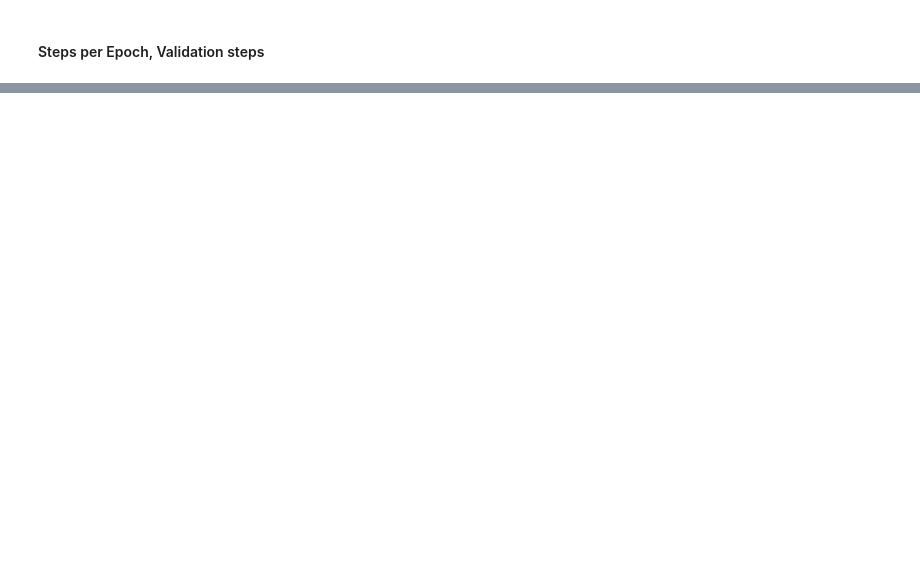
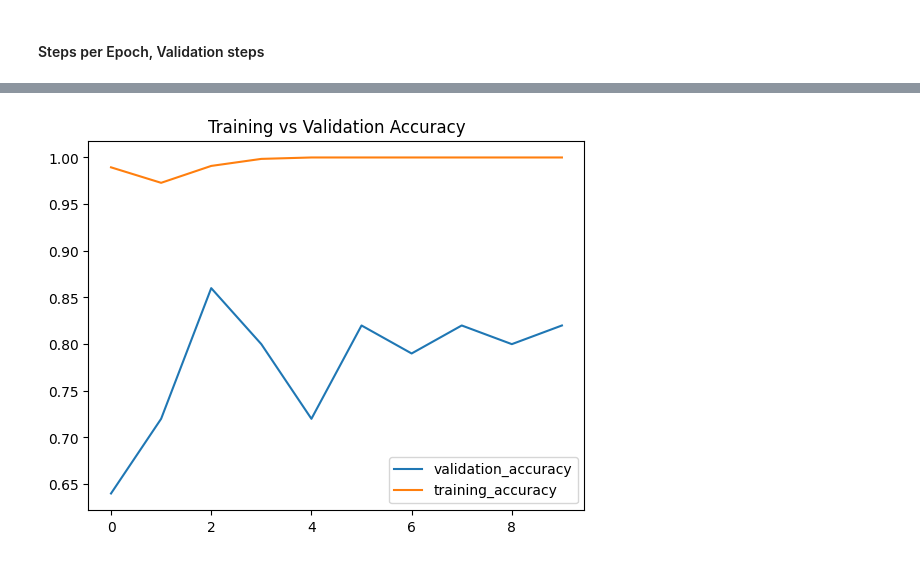
Before and after one commit to ShraddhaJazz/gesture_recognition, a Jupyter notebook: Gesture_Recognition_Project.ipynb, the cells around one changed output, grey strips where cells are left out. Cells and saved outputs as stored; diff of their text form; code cells hidden in the pictures; blank space fills up the shorter version.

```diff
--- a/Gesture_Recognition_Project.ipynb
+++ b/Gesture_Recognition_Project.ipynb
@@ -468,0 +779,9 @@ The CONV3D model achieved higher accuracy on the validation Set with 1 million p
+# %%
+plt.figure()
+plt.title('Training vs Validation Accuracy')
+plt.plot(range(0,10),model.history.history['val_categorical_accuracy'],label='validation_accuracy')
+plt.plot(range(0,10),model.history.history['categorical_accuracy'],label='training_accuracy')
+plt.legend()
+plt.show()
+# %% [output]
+[figure, added]
```
Also changed, not shown: parts of 37 cells of this notebook.
